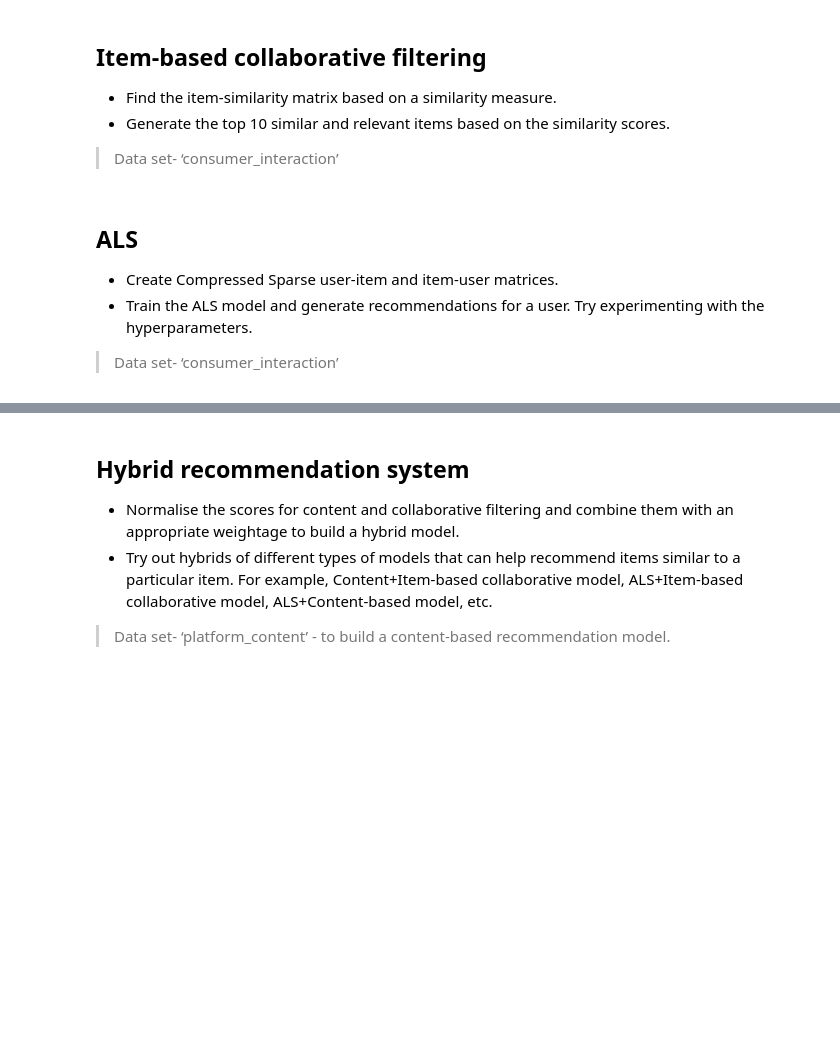
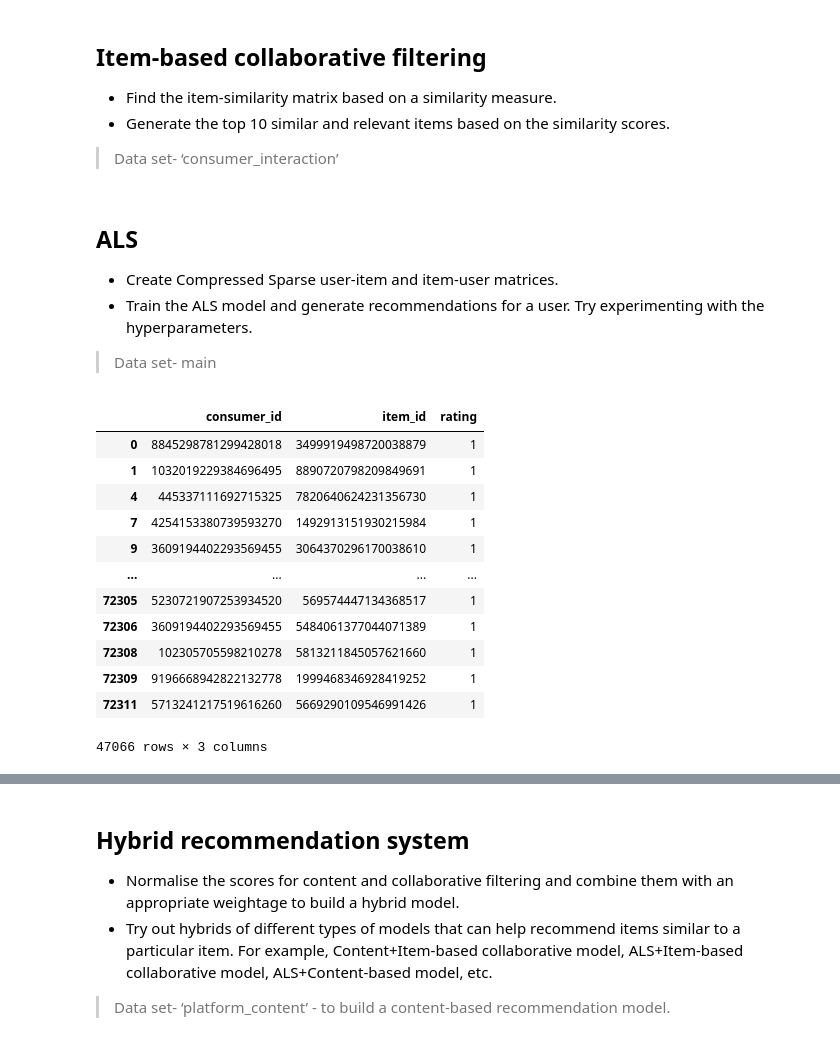
Before and after one commit to ishitamahindroo/NewsRecommendor, a Jupyter notebook: capstone0.ipynb, the cells around one changed output, grey strips where cells are left out. Cells and saved outputs as stored; diff of their text form; code cells hidden in the pictures; blank space fills up the shorter version.

```diff
--- a/capstone0.ipynb
+++ b/capstone0.ipynb
@@ -924,4 +1034,4 @@ for column in prediction_new:
 ## ALS
 * Create Compressed Sparse user-item and item-user matrices.
 * Train the ALS model and generate recommendations for a user. Try experimenting with the hyperparameters.
-> Data set- ‘consumer_interaction’
+> Data set- main
@@ -927,0 +1040,16 @@ for column in prediction_new:
+# %%
+main
+# %% [output]
+|  | consumer_id | item_id | rating |
+| 0 | 8845298781299428018 | 3499919498720038879 | 1 |
+| 1 | 1032019229384696495 | 8890720798209849691 | 1 |
+| 4 | 445337111692715325 | 7820640624231356730 | 1 |
+| 7 | 4254153380739593270 | 1492913151930215984 | 1 |
+| 9 | 3609194402293569455 | 3064370296170038610 | 1 |
+| ... | ... | ... | ... |
+| 72305 | 5230721907253934520 | 569574447134368517 | 1 |
+| 72306 | 3609194402293569455 | 5484061377044071389 | 1 |
+| 72308 | 102305705598210278 | 5813211845057621660 | 1 |
+| 72309 | 9196668942822132778 | 1999468346928419252 | 1 |
+| 72311 | 5713241217519616260 | 5669290109546991426 | 1 |
+47066 rows × 3 columns
```
Also changed, not shown: parts of 64 cells of this notebook.
